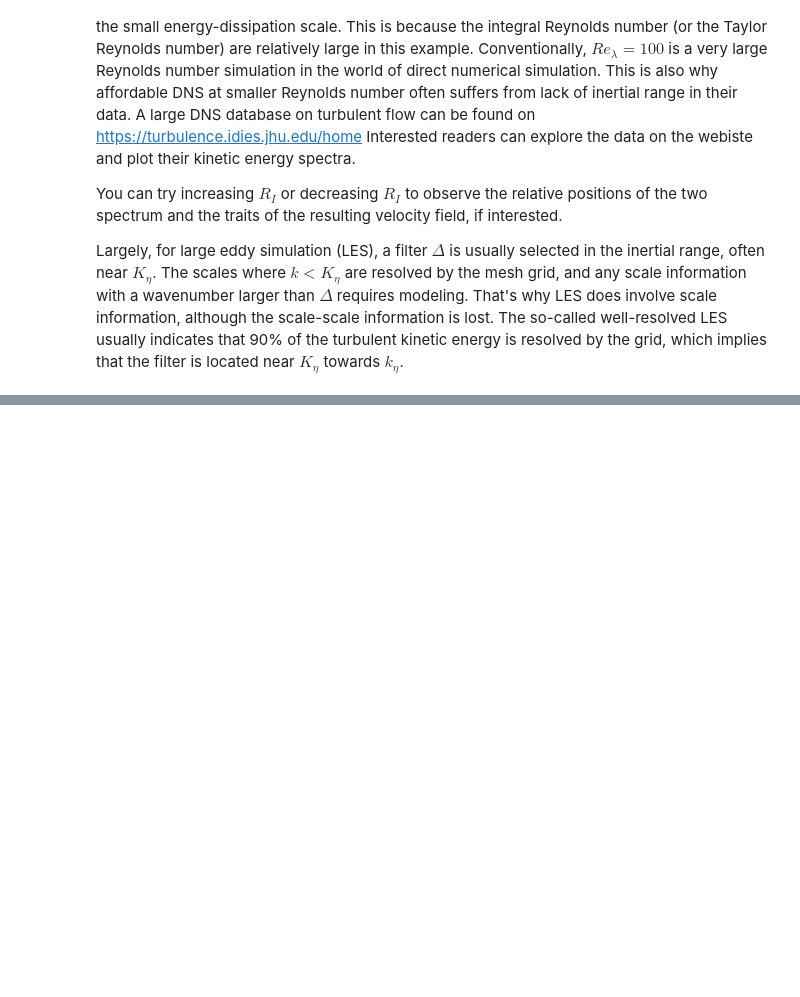
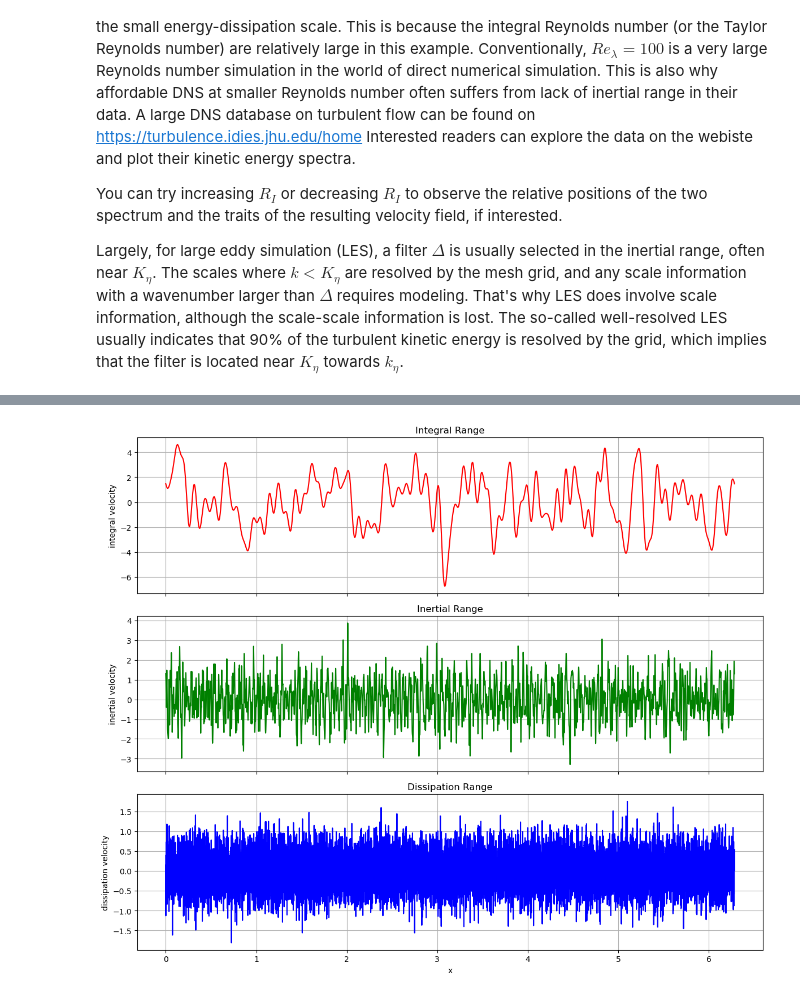
Before and after one commit to jhngms/CFD, a Jupyter notebook: Homework/scale_separation.ipynb, the cells around one changed output, grey strips where cells are left out. Saved outputs shown, nothing was run; the diff lists cells and outputs as text; code cells hidden in the pictures; blank space fills up the shorter version.

```diff
--- a/Homework/scale_separation.ipynb
+++ b/Homework/scale_separation.ipynb
@@ -201,0 +228,36 @@ Largely, for large eddy simulation (LES), a filter $\Delta$ is usually selected
+# %%
+for i in range(0, idx_Kl):
+    u_integral += a[i] * np.sin(k[i] * x + phi[i])
+# %%
+for i in range(idx_Kl, idx_Kyita):
+    u_inertial += a[i] * np.sin(k[i] * x + phi[i])
+# %%
+for i in range(idx_Kyita, Kmax):
+    u_dissipation += a[i] * np.sin(k[i] * x + phi[i])
+# %%
+#plot
+fig, axs = plt.subplots(3, 1, figsize=(12, 10), sharex=True)
+
+#integral
+axs[0].plot(x, u_integral, color='r')
+axs[0].set_title('Integral Range')
+axs[0].set_ylabel('integral velocity')
+axs[0].grid(True)
+
+#inertial
+axs[1].plot(x, u_inertial, color='g')
+axs[1].set_title('Inertial Range')
+axs[1].set_ylabel('inertial velocity')
+axs[1].grid(True)
+
+#dissipation
+axs[2].plot(x, u_dissipation, color='b')
+axs[2].set_title('Dissipation Range')
+axs[2].set_xlabel('x')
+axs[2].set_ylabel('dissipation velocity')
+axs[2].grid(True)
+
+plt.tight_layout()
+plt.show()
+# %% [output]
+[figure, added]
```
Also changed, not shown: parts of 12 cells of this notebook.
